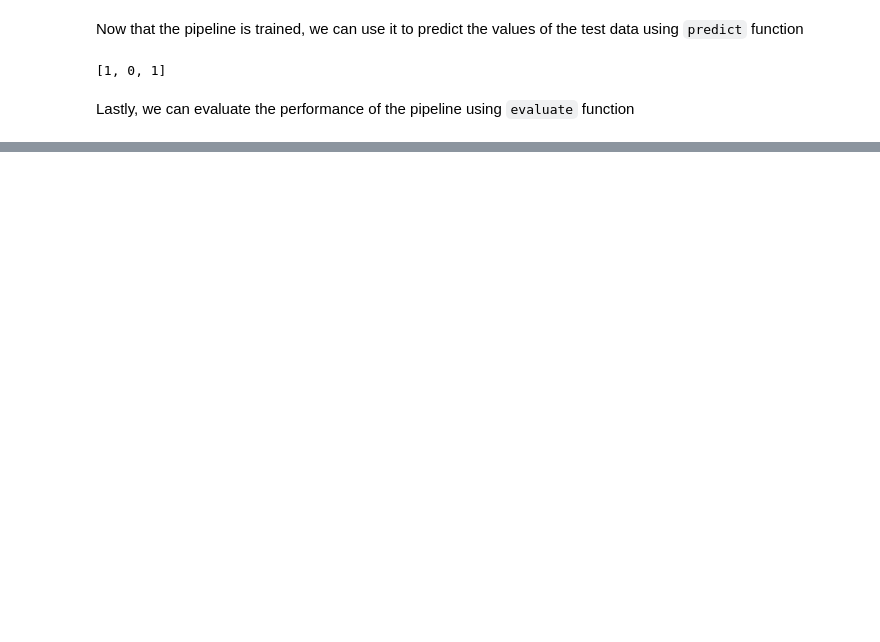
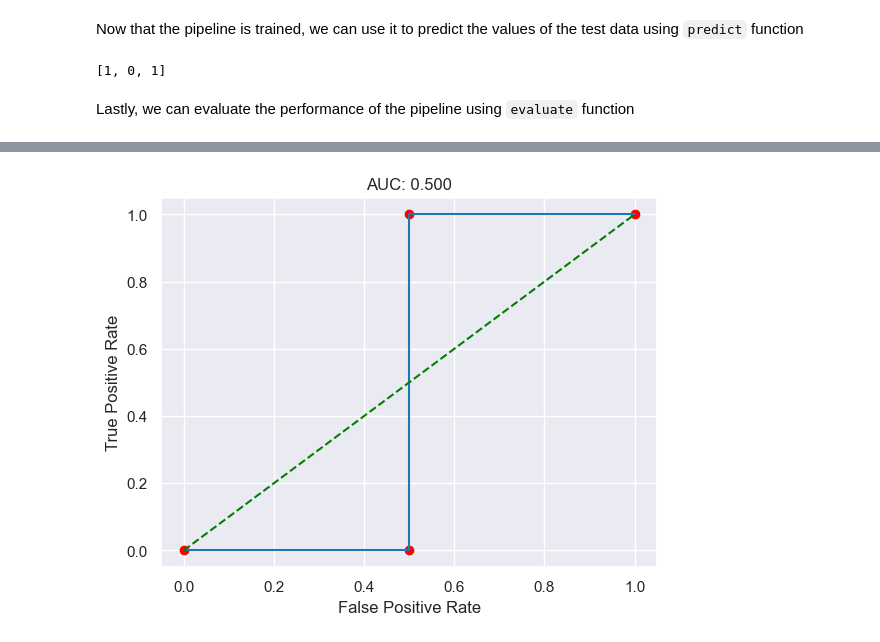
Before and after one commit to sintel-dev/Zephyr, a Jupyter notebook: notebooks/modeling.ipynb, the cells around one changed output, grey strips where cells are left out. Saved outputs shown, nothing was run; the diff lists cells and outputs as text; code cells hidden in the pictures; blank space fills up the shorter version.

```diff
--- a/notebooks/modeling.ipynb
+++ b/notebooks/modeling.ipynb
@@ -80,0 +114,7 @@ dtype: float64
+# %%
+
+_, roc_fig = res["zephyr_ml.primitives.postprocessing.roc_auc_score_and_curve"]
+
+roc_fig
+# %% [output]
+[figure, added]
```
Also changed, not shown: parts of 14 cells of this notebook, 14 other files.
